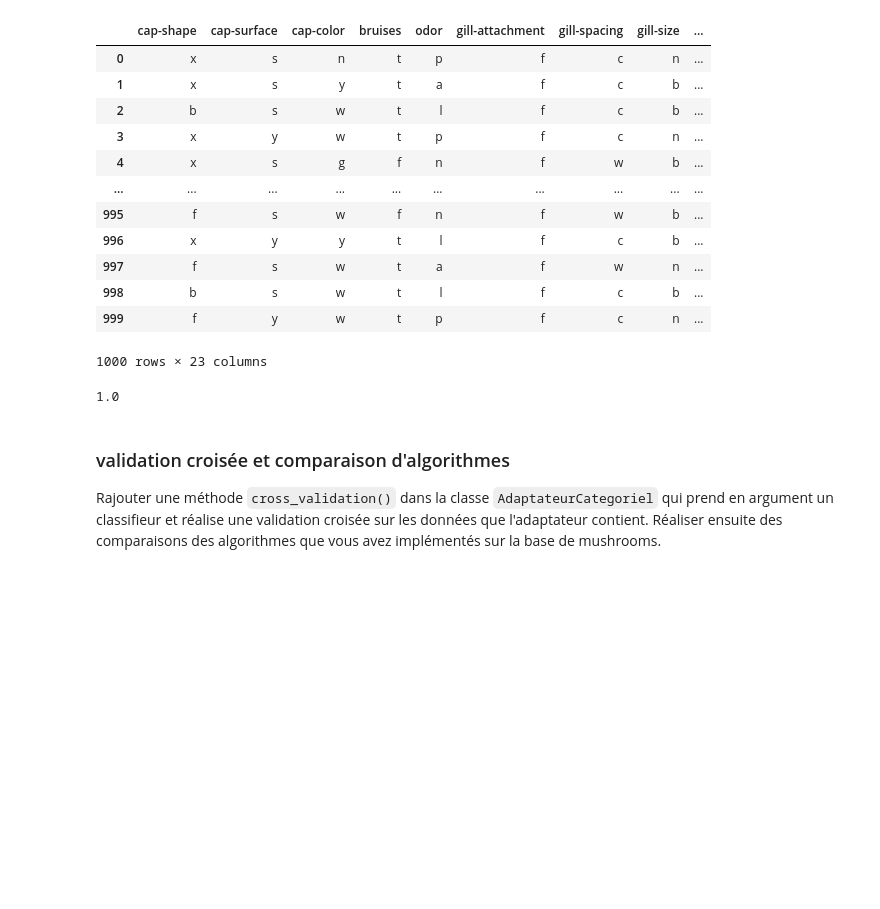
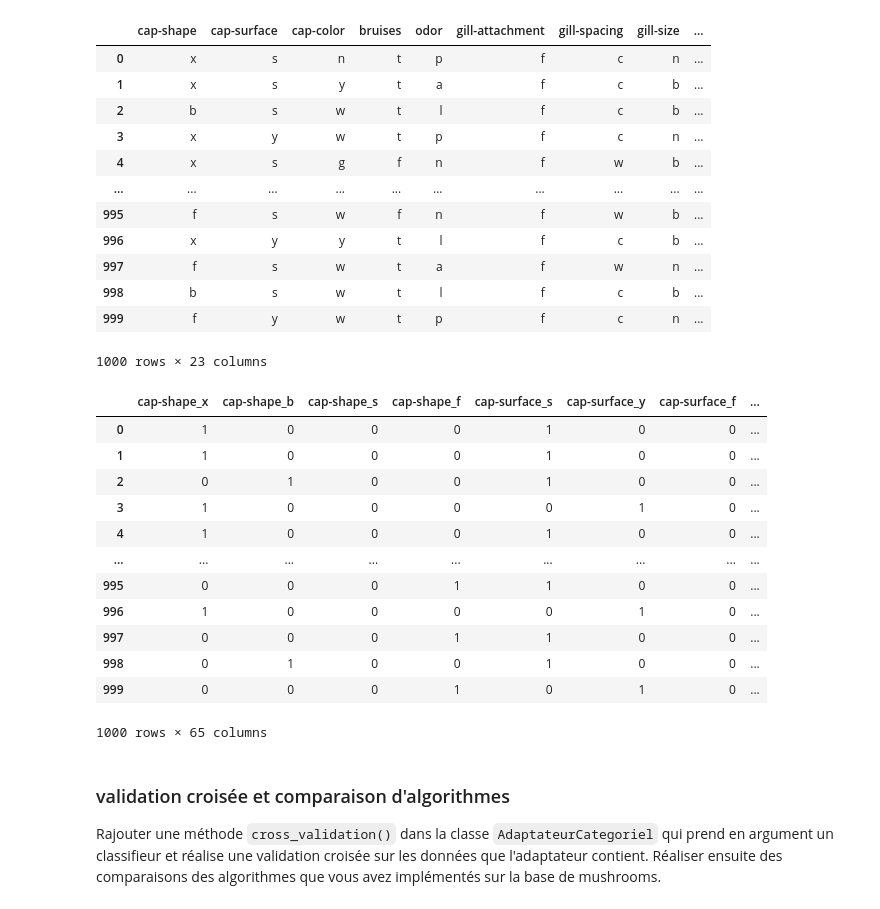
Before and after one commit to shetsecure/3i026, a Jupyter notebook: tme-06/tme-06.ipynb, the cells around one changed output. Drawn from its saved outputs; the diff is of its cells as text; code cells hidden in the pictures; blank space fills up the shorter version.

Commit message:
tme-06 nearly done. (training models in progress...)

```diff
--- a/tme-06/tme-06.ipynb
+++ b/tme-06/tme-06.ipynb
@@ -385,6 +386,15 @@ class AdaptateurCategoriel:
         """
         x_df = self.converti_categoriel(x)
         return classifieur.predict(x_df[self.DFcateg.columns].values[0])
+
+    def cross_validation(self, classifier, m):
+        if m == 1:
+            return leave_one_out(classifier, (self.data_desc, self.data_label))
+
+        return ev.crossvalidation(classifier, (self.data_desc, self.data_label), m)
+
+    def compare_classifiers(self, classif_dict, m=10, show_res=True, plot=False):
+        return ev.compare(self.data_desc, self.data_label, classif_dict, m, show_res, plot)
 # %%
 # Creation de l'adaptateur
 elect_adapt = AdaptateurCategoriel(elections_df,'Label')
@@ -444,17 +454,15 @@ mushrooms_df
 1000 rows × 23 columns
 # %% [markdown]
 **Remarque:** dans ce dataset, le label correspond à la colonne `class`, il y a 2 classes: `e` pour *edible* (comestible) et `p` pour *poisonous* (non comestible). Vous penserez à transformer cette colonne en une colonne dont les labels sont +1 (pour comestible) et -1 (pour non comestible).
-# %%
-# ------------------------ A COMPLETER :
-mushrooms_df['Label'] = 0
-
-#
-#
-# A COMPLETER
-#
-#
-
-del mushrooms_df['class']
+# %%
+mushrooms_df.rename(columns={'class':'Label'}, inplace=True)
+
+mushrooms_df['Label'].replace('e', 1, inplace=True)
+mushrooms_df['Label'].replace('p', -1, inplace=True)
+
+# Moving the Label column to make it the last one.
+df_label = mushrooms_df.pop('Label')
+mushrooms_df['Label'] = df_label
 # %%
 # Après modification: création d'une colonne Label et suppression de la colonne class:
 mushrooms_df
@@ -474,20 +482,32 @@ mushrooms_df
 1000 rows × 23 columns
 # %%
 # Exemple d'utilisation souhaitée:
-
 # Creation de l'adaptateur
 mushrooms_adapt = AdaptateurCategoriel(mushrooms_df,'Label')
 
 # Création d'un classifieur qui sera construit avec les données dé-catégorisées
 un_classif = cl.ClassifierKNN(mushrooms_adapt.get_dimension(),3)
 
 # Apprentissage du classifieur sur les données
-mushrooms_adapt.train(un_classif)
+#mushrooms_adapt.train(un_classif)
 
 # Mesure de son accuracy d'apprentissage
-mushrooms_adapt.accuracy(un_classif)
+#mushrooms_adapt.accuracy(un_classif)
+mushrooms_adapt.DFcateg
 # %% [output]
+|  | cap-shape_x | cap-shape_b | cap-shape_s | cap-shape_f | cap-surface_s | cap-surface_y | cap-surface_f | ... |
+| 0 | 1 | 0 | 0 | 0 | 1 | 0 | 0 | ... |
+| 1 | 1 | 0 | 0 | 0 | 1 | 0 | 0 | ... |
+| 2 | 0 | 1 | 0 | 0 | 1 | 0 | 0 | ... |
+| 3 | 1 | 0 | 0 | 0 | 0 | 1 | 0 | ... |
+| 4 | 1 | 0 | 0 | 0 | 1 | 0 | 0 | ... |
+| ... | ... | ... | ... | ... | ... | ... | ... | ... |
+| 995 | 0 | 0 | 0 | 1 | 1 | 0 | 0 | ... |
+| 996 | 1 | 0 | 0 | 0 | 0 | 1 | 0 | ... |
+| 997 | 0 | 0 | 0 | 1 | 1 | 0 | 0 | ... |
+| 998 | 0 | 1 | 0 | 0 | 1 | 0 | 0 | ... |
+| 999 | 0 | 0 | 0 | 1 | 0 | 1 | 0 | ... |
-1.0
+1000 rows × 65 columns
 # %% [markdown]
 ### validation croisée et comparaison d'algorithmes
 
```
Also changed, not shown: parts of 9 cells of this notebook, 3 other files.
